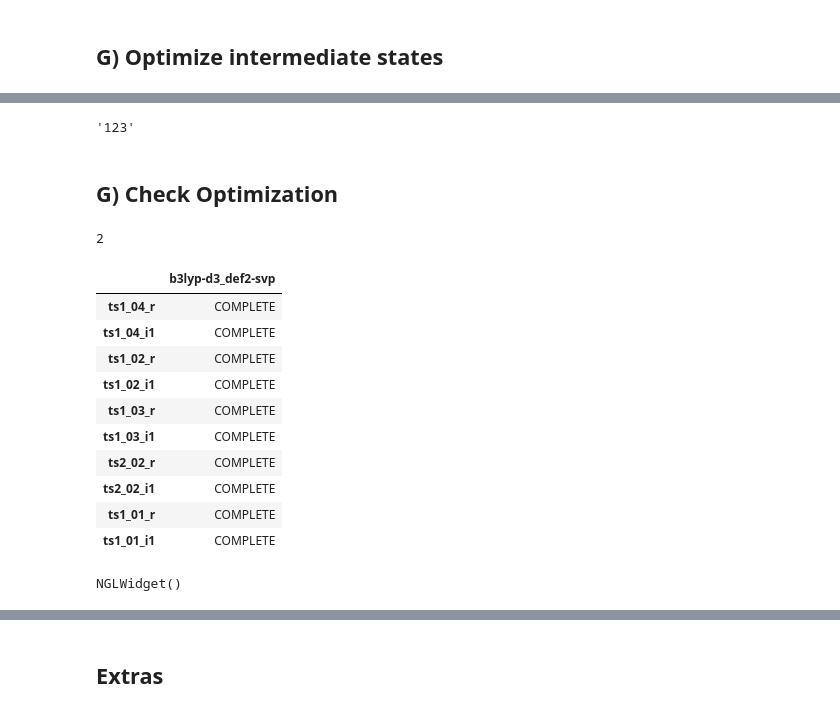
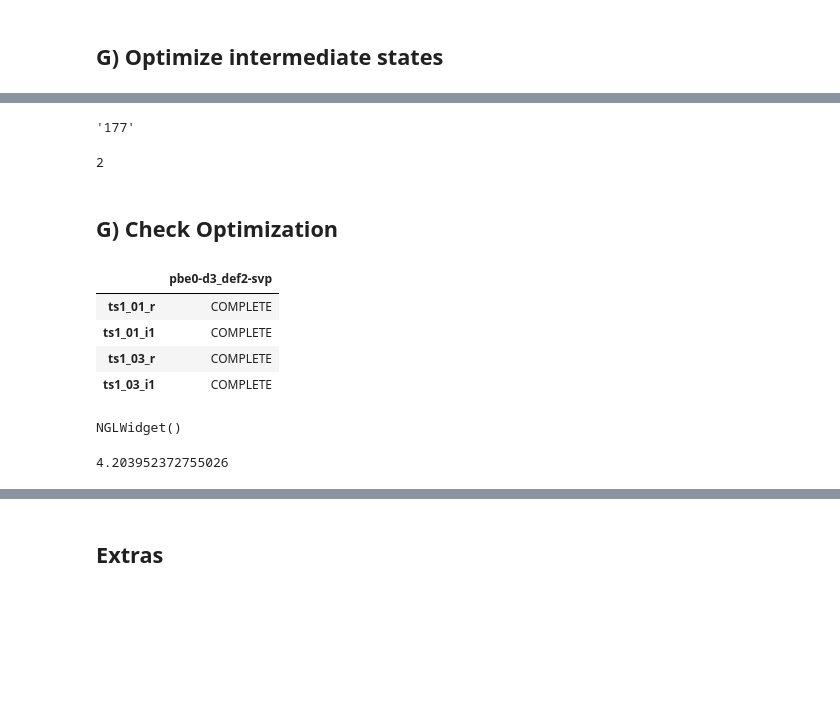
Before and after one commit to QCMM/QCExplore, a Jupyter notebook: notebooks/07_verify_ts.ipynb, the cells around one changed output, grey strips where cells are left out. Drawn from its saved outputs; the diff is of its cells as text; code cells hidden in the pictures; blank space fills up the shorter version.

```diff
--- a/notebooks/07_verify_ts.ipynb
+++ b/notebooks/07_verify_ts.ipynb
@@ -23,13 +23,16 @@ import qcelemental as qcel
 ## Define Variables
 # %%
 client_address = "152.74.10.245:7778"
-ts_opt_spec = 'b3lyp-d3_def2-svp'
-ts_collection = 'salen_d-lac_ts_from_neb'
-dft_method = 'b3lyp'
+ts_opt_spec = 'pbe0-d3_def2-svp'
+ts_collection = 'salen-OMe_d-lac_ts_from_scan'
+minima_collection = 'salen-OMe_d-lac_minima'
+dft_method = 'pbe0'
 dft_basis = 'def2-svp'
-entry_name = 'ts1_01'
-username = 'svogt'
-password = "7kyRT-Mrow3jH0Lg6b9YIhEjAcvU9EpFBb9ouMClU5g"
+ts_entry_name = 'ts1_03'
+min_1_name = "r"
+min_2_name = "i1"
+username = None#'svogt'
+password = None #"7kyRT-Mrow3jH0Lg6b9YIhEjAcvU9EpFBb9ouMClU5g"
 # %%
 client = ptl.FractalClient(address=client_address, username = username, password = password, verify=False)
 client
@@ -269,39 +277,37 @@ ds_opt_rpi.add_entry(entry_name+'_i1', int_cand)
 kw = ptl.models.KeywordSet(**{"values": {"dftd": "d3", "convthre" : '3.0e-7', "threall" : '1.0e-13', 'dftgrid' : 2, "scf" : "diis+a"}})
 kw_id = client.add_keywords([kw])[0]
 
+method, basis = ts_opt_spec.split('_')
 
-add_spec = {'name':"b3lyp-d3_def2-svp",
-        'description': 'Geometric + TERACHEM/b3lyp-d3/def2-svp.',
+if "d3" in method:
+    method = method.split('-')[0]
+
+add_spec = {'name': ts_opt_spec,
+        'description': 'Geometric + TERACHEM/'+ts_opt_spec,
         'optimization_spec': {'program': 'geometric', 'keywords': {"converge" : ["set" , "gau_tight"]}},
         'qc_spec': {'driver': 'gradient',
-        'method': "b3lyp",
-        'basis': 'def2-svp',
+        'method': method,
+        'basis': basis,
         'keywords': kw_id,
         'program': 'terachem'}}
-ds_opt_rpi.add_specification(**add_spec,overwrite=True)
-ds_opt_rpi.save()
+ds_opt_min.add_specification(**add_spec,overwrite=True)
+ds_opt_min.save()
 # %% [output]
-'123'
+'177'
+# %%
+c = ds_opt_min.compute(ts_opt_spec, tag='tera')
+print(c)
+# %% [output]
+2
 # %% [markdown]
 ## G)  Check Optimization
-# %%
-c = ds_opt_rpi.compute('b3lyp-d3_def2-svp', tag='tera')
-print(c)
-# %% [output]
-2
 # %%
-ds_opt_rpi = client.get_collection("OptimizationDataset", "salen_d-lac_rpi")
-ds_opt_rpi.status(collapse=False)
+ds_opt_min = client.get_collection("OptimizationDataset", minima_collection)
+ds_opt_min.status(collapse=False)
 # %% [output]
-|  | b3lyp-d3_def2-svp |
-| ts1_04_r | COMPLETE |
-| ts1_04_i1 | COMPLETE |
-| ts1_02_r | COMPLETE |
-| ts1_02_i1 | COMPLETE |
+|  | pbe0-d3_def2-svp |
+| ts1_01_r | COMPLETE |
+| ts1_01_i1 | COMPLETE |
 | ts1_03_r | COMPLETE |
 | ts1_03_i1 | COMPLETE |
-| ts2_02_r | COMPLETE |
-| ts2_02_i1 | COMPLETE |
-| ts1_01_r | COMPLETE |
-| ts1_01_i1 | COMPLETE |
 # %%
@@ -311,3 +317,7 @@ mol = rr.get_final_molecule()
 mol
 # %% [output]
 NGLWidget()
+# %%
+mol.measure([35,47])
+# %% [output]
+4.203952372755026
```
Also changed, not shown: parts of 25 cells of this notebook, 7 other files.
